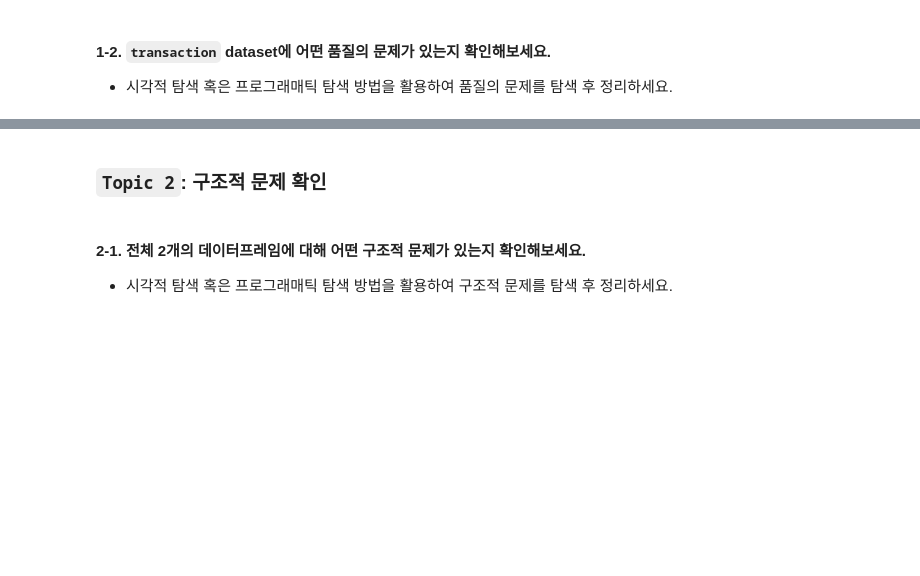
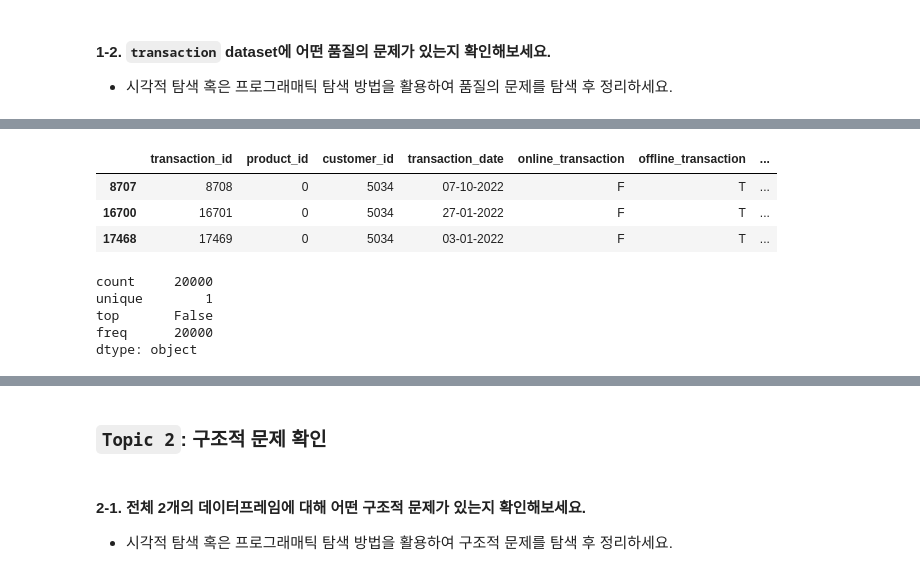
Before and after one commit to Ryu4824/code-states, a Jupyter notebook: Sprint1_Mini_Project_(4조).ipynb, the cells around one changed output, grey strips where cells are left out. Drawn from its saved outputs; the diff is of its cells as text; code cells hidden in the pictures; blank space fills up the shorter version.

```diff
--- a/Sprint1_Mini_Project_(4조).ipynb
+++ b/Sprint1_Mini_Project_(4조).ipynb
@@ -377,0 +546,4 @@ transaction = pd.read_csv('https://raw.githubusercontent.com/YuriCha02/N11-4-/ma
+# %%
+transaction = transaction.astype({'transaction_id':'object', 'product_id':'object', 'customer_id':'object'})
+
+transaction.info()
@@ -377,0 +589,6 @@ transaction = pd.read_csv('https://raw.githubusercontent.com/YuriCha02/N11-4-/ma
+# %%
+transaction.drop(['Unnamed: 13'], axis=1, inplace=True)
+
+transaction.info()
+
+# customer=customer.drop(['Unnamed: 13','default'], axis=1)
@@ -377,0 +633,7 @@ transaction = pd.read_csv('https://raw.githubusercontent.com/YuriCha02/N11-4-/ma
+# %%
+transaction[~transaction['standard_cost'].str.startswith('$',na=True)]
+# %% [output]
+|  | transaction_id | product_id | customer_id | transaction_date | online_transaction | offline_transaction | ... |
+| 8707 | 8708 | 0 | 5034 | 07-10-2022 | F | T | ... |
+| 16700 | 16701 | 0 | 5034 | 27-01-2022 | F | T | ... |
+| 17468 | 17469 | 0 | 5034 | 03-01-2022 | F | T | ... |
@@ -377,0 +644,11 @@ transaction = pd.read_csv('https://raw.githubusercontent.com/YuriCha02/N11-4-/ma
+# %%
+# online_transaction 컬럼과 offline_transaction 컬럼 중복값 확인학기
+# online_transaction 컬럼과 offline_transaction 컬럼 중복값이 없음을 확인 함.
+
+(transaction['online_transaction'] == transaction['offline_transaction']).describe()
+# %% [output]
+count     20000
+unique        1
+top       False
+freq      20000
+dtype: object
```
Also changed, not shown: parts of 32 cells of this notebook.
